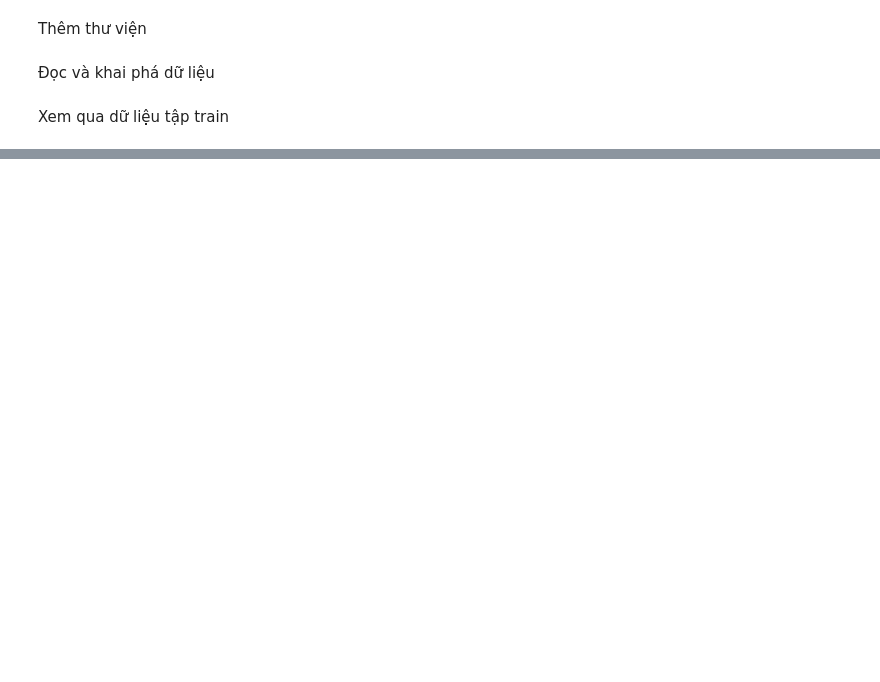
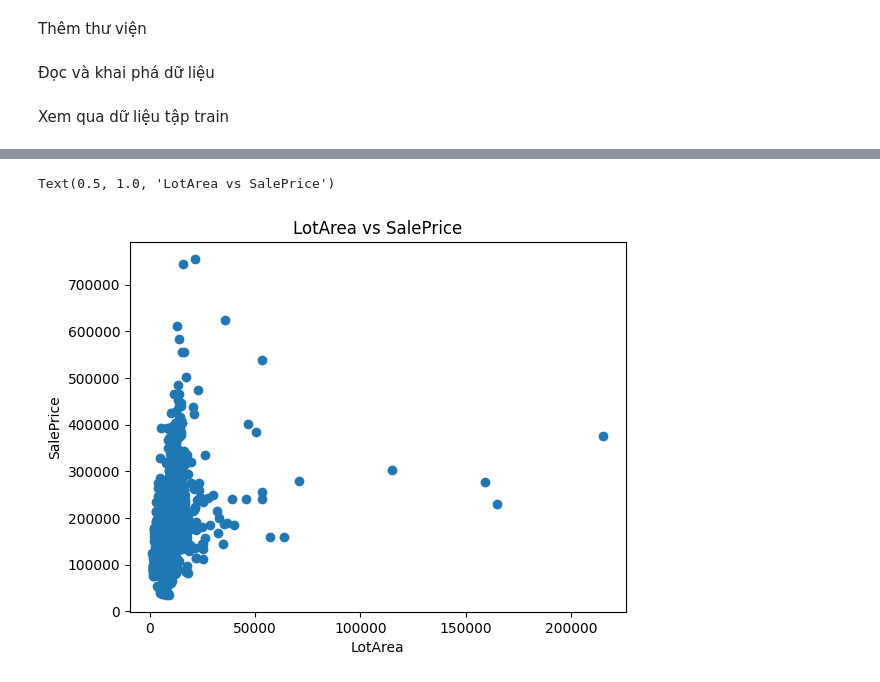
Before and after one commit to buiductrong01012005/dSHousePricePrediction, a Jupyter notebook: btlDS.ipynb, the cells around one changed output, grey strips where cells are left out. Saved outputs shown, nothing was run; the diff lists cells and outputs as text; code cells hidden in the pictures; blank space fills up the shorter version.

```diff
--- a/btlDS.ipynb
+++ b/btlDS.ipynb
@@ -208,0 +118,8 @@ Name: SalePrice, dtype: float64
+# %%
+plt.scatter(x='LotArea',y='SalePrice',data=train_df)
+plt.xlabel('LotArea')
+plt.ylabel('SalePrice')
+plt.title('LotArea vs SalePrice')
+# %% [output]
+Text(0.5, 1.0, 'LotArea vs SalePrice')
+[figure, added]
```
Also changed, not shown: parts of 85 cells of this notebook.
